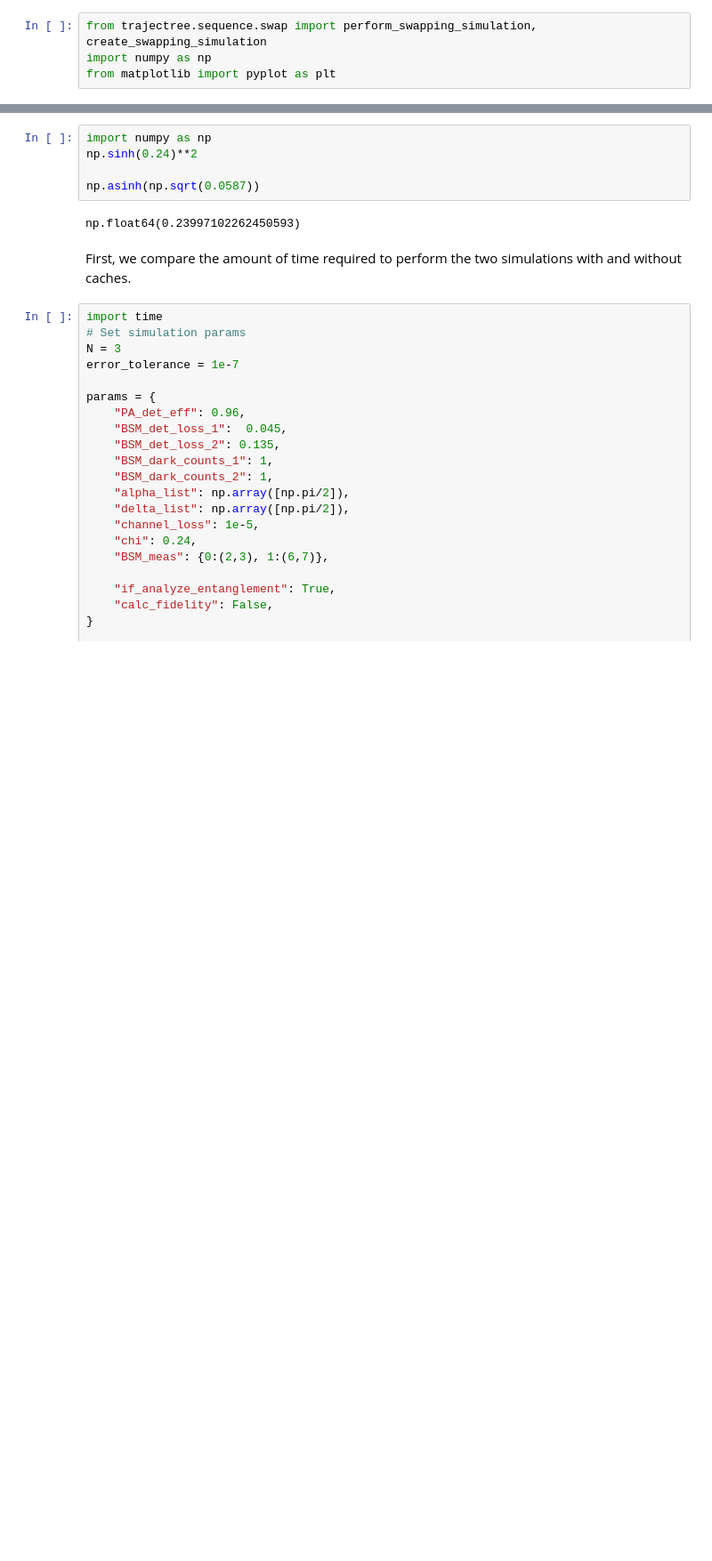
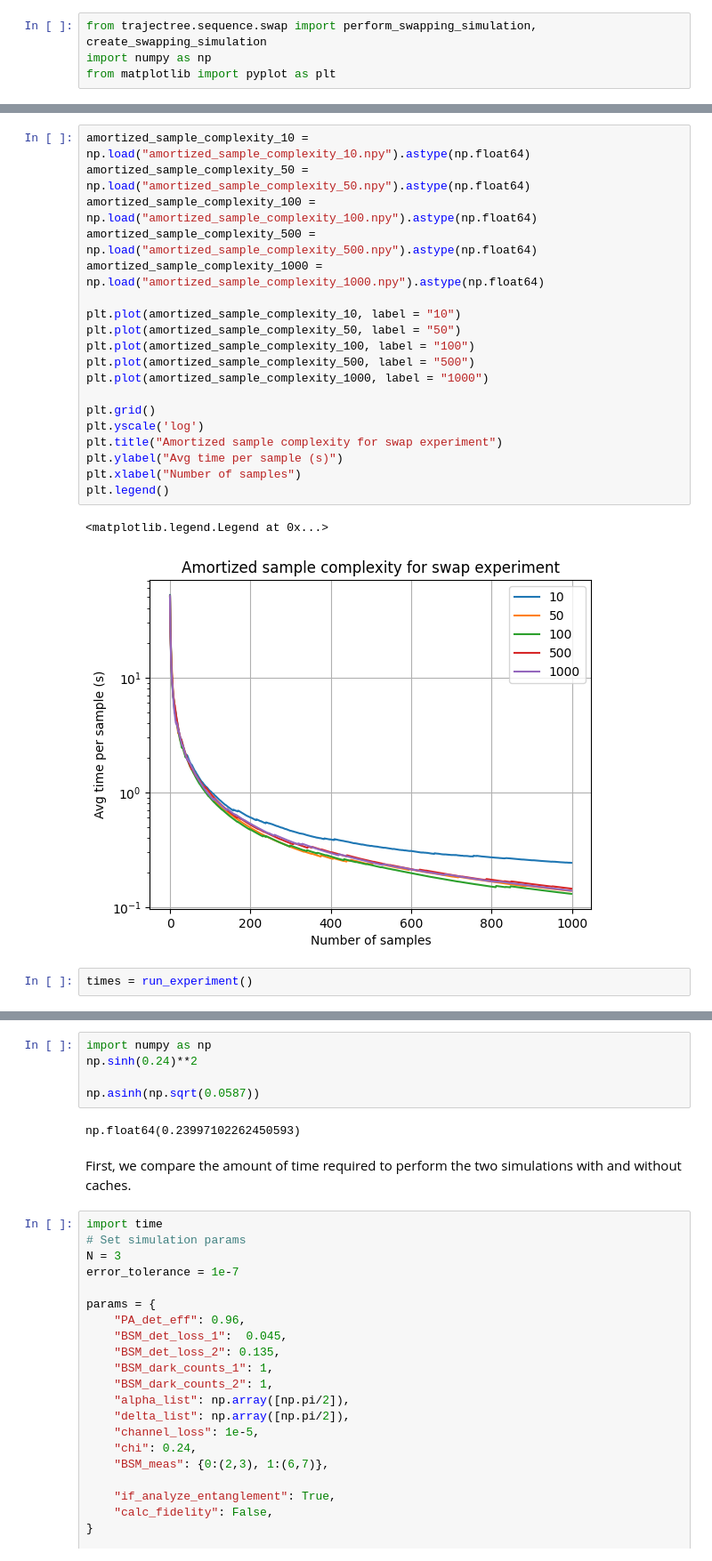
Before and after one commit to anshsingal/Trajectree, a Jupyter notebook: examples/amortized_time_complexity.ipynb, the cells around one changed output, grey strips where cells are left out. Shown at 89% size. Cells and saved outputs as stored; diff of their text form; blank space fills up the shorter version.

```diff
--- a/examples/amortized_time_complexity.ipynb
+++ b/examples/amortized_time_complexity.ipynb
@@ -63,0 +86,24 @@ iter: 5
+# %%
+amortized_sample_complexity_10 = np.load("amortized_sample_complexity_10.npy").astype(np.float64)
+amortized_sample_complexity_50 = np.load("amortized_sample_complexity_50.npy").astype(np.float64)
+amortized_sample_complexity_100 = np.load("amortized_sample_complexity_100.npy").astype(np.float64)
+amortized_sample_complexity_500 = np.load("amortized_sample_complexity_500.npy").astype(np.float64)
+amortized_sample_complexity_1000 = np.load("amortized_sample_complexity_1000.npy").astype(np.float64)
+
+plt.plot(amortized_sample_complexity_10, label = "10")
+plt.plot(amortized_sample_complexity_50, label = "50")
+plt.plot(amortized_sample_complexity_100, label = "100")
+plt.plot(amortized_sample_complexity_500, label = "500")
+plt.plot(amortized_sample_complexity_1000, label = "1000")
+
+plt.grid()
+plt.yscale('log')
+plt.title("Amortized sample complexity for swap experiment")
+plt.ylabel("Avg time per sample (s)")
+plt.xlabel("Number of samples")
+plt.legend()
+# %% [output]
+<matplotlib.legend.Legend at 0x...>
+[figure, added]
+# %%
+times = run_experiment()
```
Also changed, not shown: parts of 6 cells of this notebook, 10 other files.
